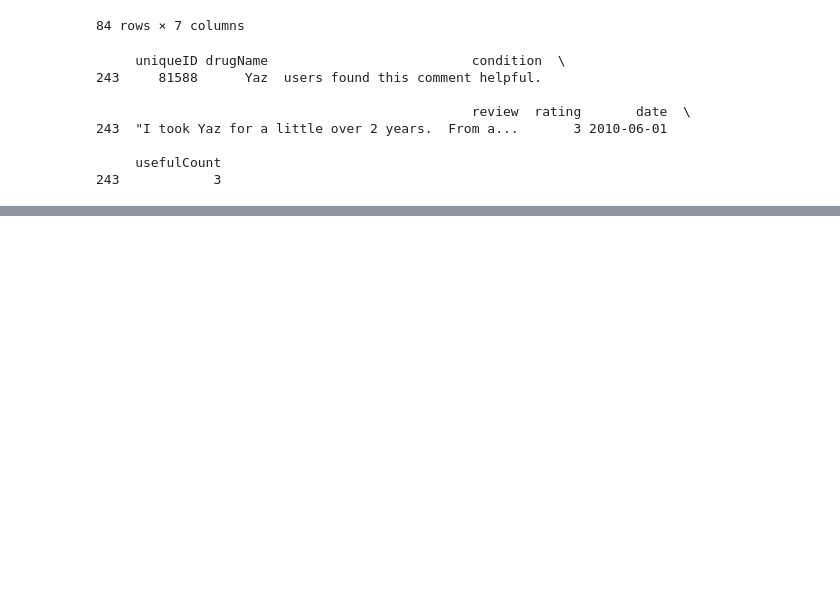
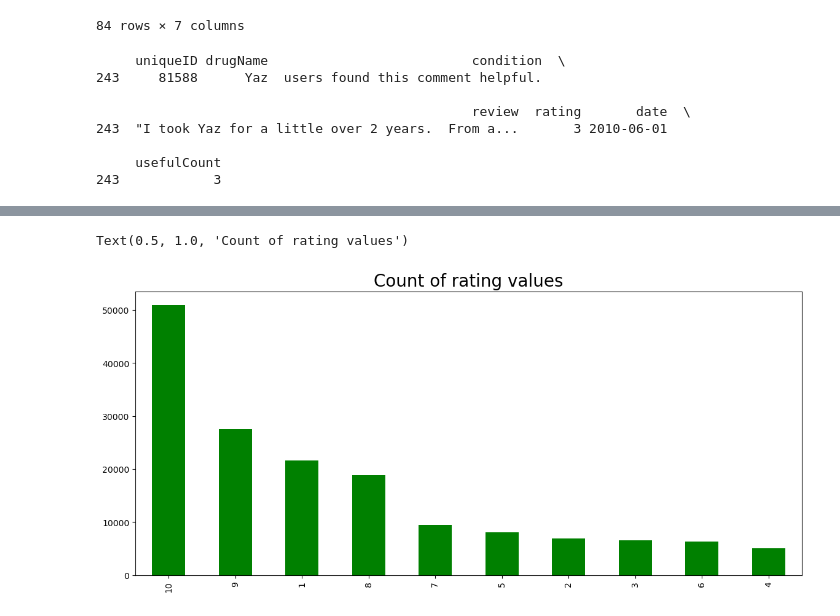
Before and after one commit to Rohith1289/Drug_Review_Analysis, a Jupyter notebook: source_code.ipynb, the cells around one changed output, grey strips where cells are left out. Drawn from its saved outputs; the diff is of its cells as text; code cells hidden in the pictures; blank space fills up the shorter version.

```diff
--- a/source_code.ipynb
+++ b/source_code.ipynb
@@ -87,0 +107,9 @@ print(df_train[df_train['uniqueID'] == 81588])
+# %%
+rating = df_train['rating'].value_counts().sort_values(ascending=False)
+rating.plot(kind="bar", figsize = (14,6), fontsize = 10,color="green")
+plt.xlabel("", fontsize = 20)
+plt.ylabel("", fontsize = 20)
+plt.title("Count of rating values", fontsize = 20)
+# %% [output]
+Text(0.5, 1.0, 'Count of rating values')
+[figure, added]
```
Also changed, not shown: parts of 16 cells of this notebook.
